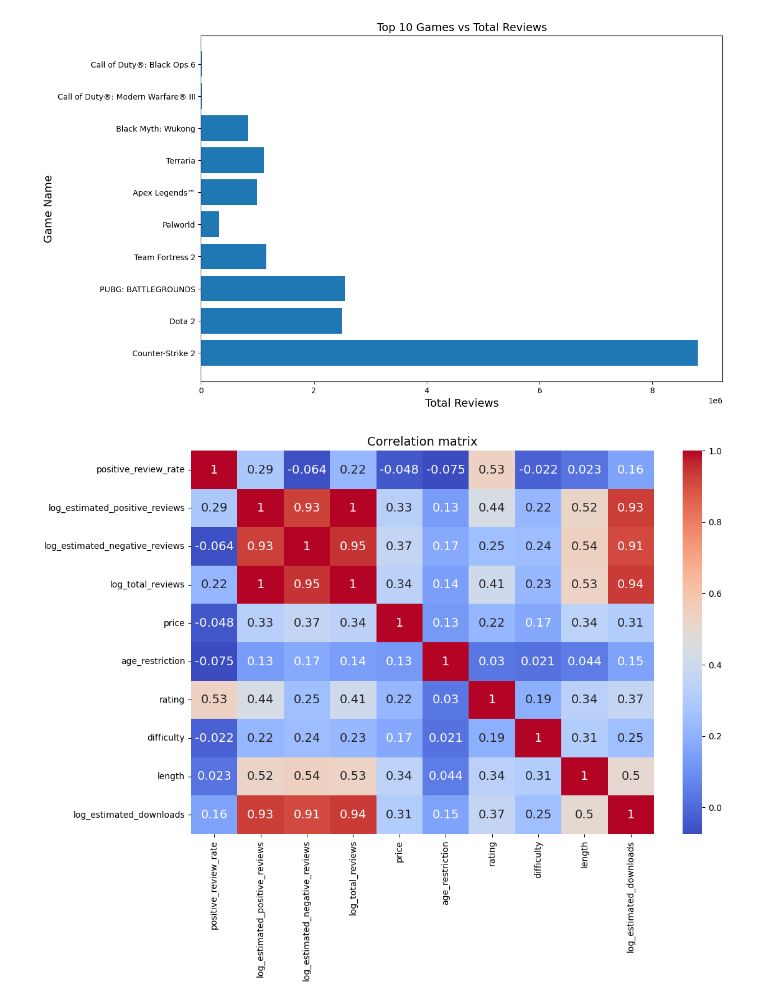
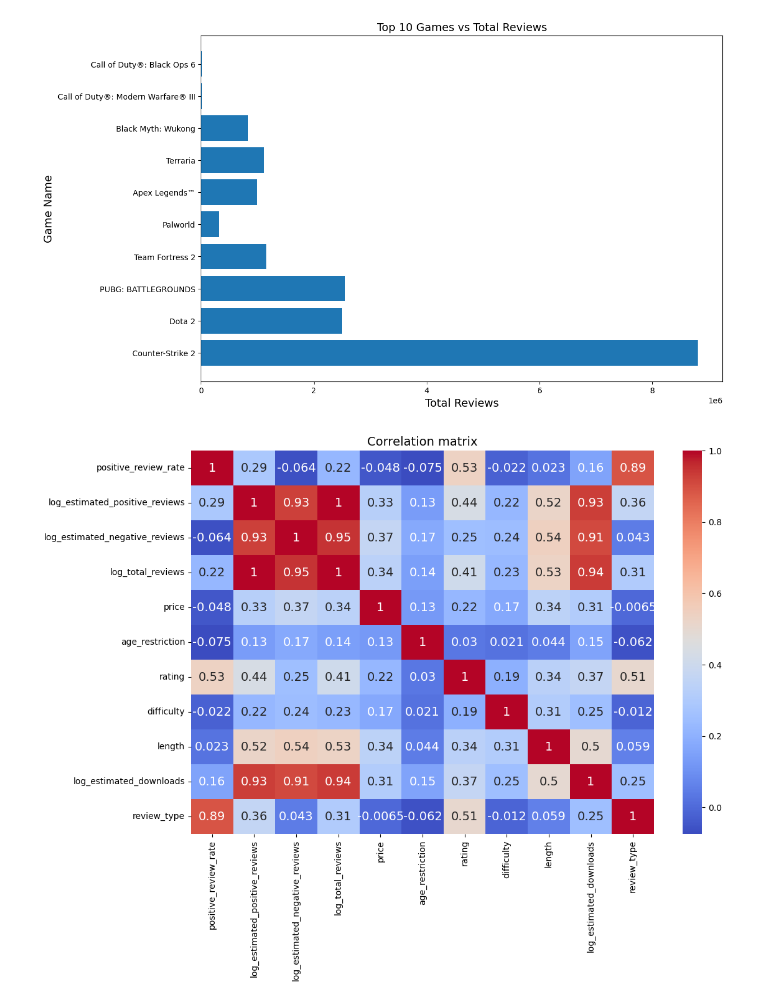
Before and after one commit to Jupiee/steam-eda, a Jupyter notebook: EDA.ipynb, the cells around one changed output. Cells and saved outputs as stored; diff of their text form; code cells hidden in the pictures.

```diff
--- a/EDA.ipynb
+++ b/EDA.ipynb
@@ -214,3 +270,8 @@ df['estimated_negative_reviews'] = (df['all_reviews_number'] - df['estimated_pos
+# %%
+df['review_type'] = df.apply(
+    lambda row: classify_review_type(row['reviews_like_rate'], row['all_reviews_number']),
+    axis=1
+).astype('int64')
 # %%
 df.info()
 # %% [output]
@@ -303,7 +365,7 @@ df.head()
 | 3 | The Last of Us™ Part I | 79 | 10.723818 | 2023-03-28 | Naughty Dog LLC | Story Rich, Shooter, Survival, Ho... | ... |
 | 4 | Red Dead Redemption 2 | 92 | 13.418223 | 2019-12-05 | Rockstar Games | Open World, Story Rich, Adventure... | ... |
 # %%
-main_columns = ['game_name', 'positive_review_rate', 'log_estimated_positive_reviews', 'log_estimated_negative_reviews', 'log_total_reviews', 'release_date', 'developer', 'price', 'age_restriction', 'rating', 'difficulty', 'length', 'log_estimated_downloads']
+main_columns = ['game_name', 'positive_review_rate', 'log_estimated_positive_reviews', 'log_estimated_negative_reviews', 'log_total_reviews', 'release_date', 'developer', 'price', 'age_restriction', 'rating', 'difficulty', 'length', 'log_estimated_downloads', 'review_type']
 
 game_names = df[['game_name']].copy()
 
@@ -382,14 +444,14 @@ plt.show()
 # %% [output]
 [figure]
 # %%
-numerical_cols = ['positive_review_rate', 'log_estimated_positive_reviews', 'log_estimated_negative_reviews', 'log_total_reviews', 'price', 'age_restriction', 'rating', 'difficulty', 'length', 'log_estimated_downloads']
+numerical_cols = ['positive_review_rate', 'log_estimated_positive_reviews', 'log_estimated_negative_reviews', 'log_total_reviews', 'price', 'age_restriction', 'rating', 'difficulty', 'length', 'log_estimated_downloads', 'review_type']
 
 plt.figure(figsize=(12, 8))
 sns.heatmap(steam_bsgoat_data[numerical_cols].corr(), annot=True, cmap='coolwarm')
 plt.title('Correlation matrix')
 plt.show()
 # %% [output]
-[figure, old version]
+[figure, new version]
 # %%
 plt.figure(figsize=(12, 8))
 plt.scatter(steam_bsgoat_data['log_estimated_positive_reviews'], steam_bsgoat_data['log_estimated_downloads'])
```
Also changed, not shown: parts of 14 cells of this notebook.
